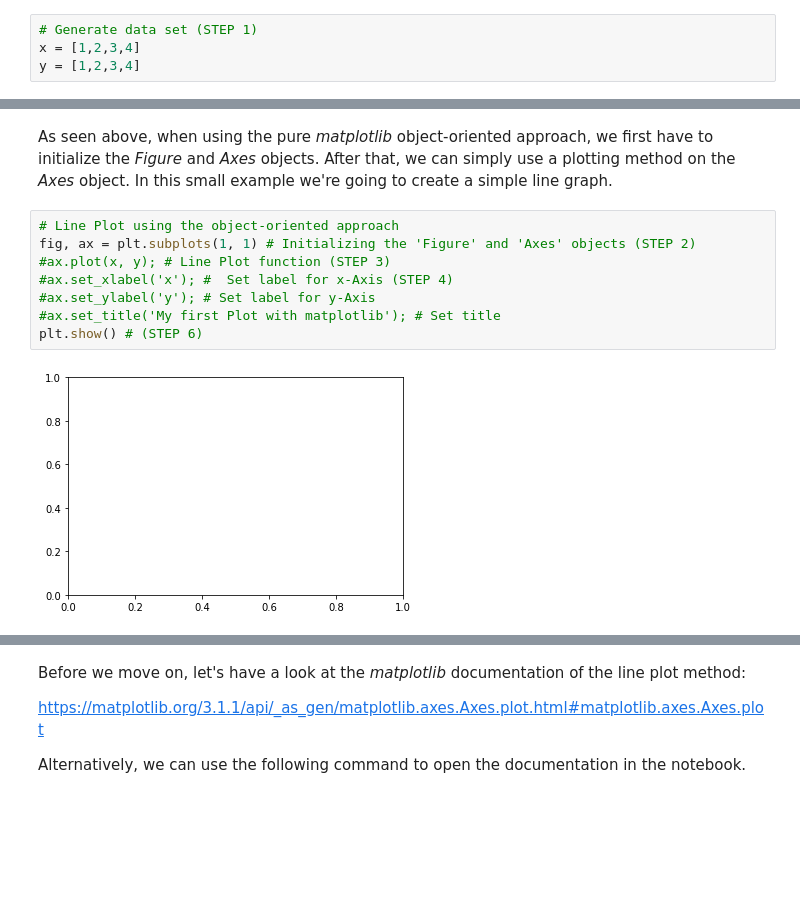
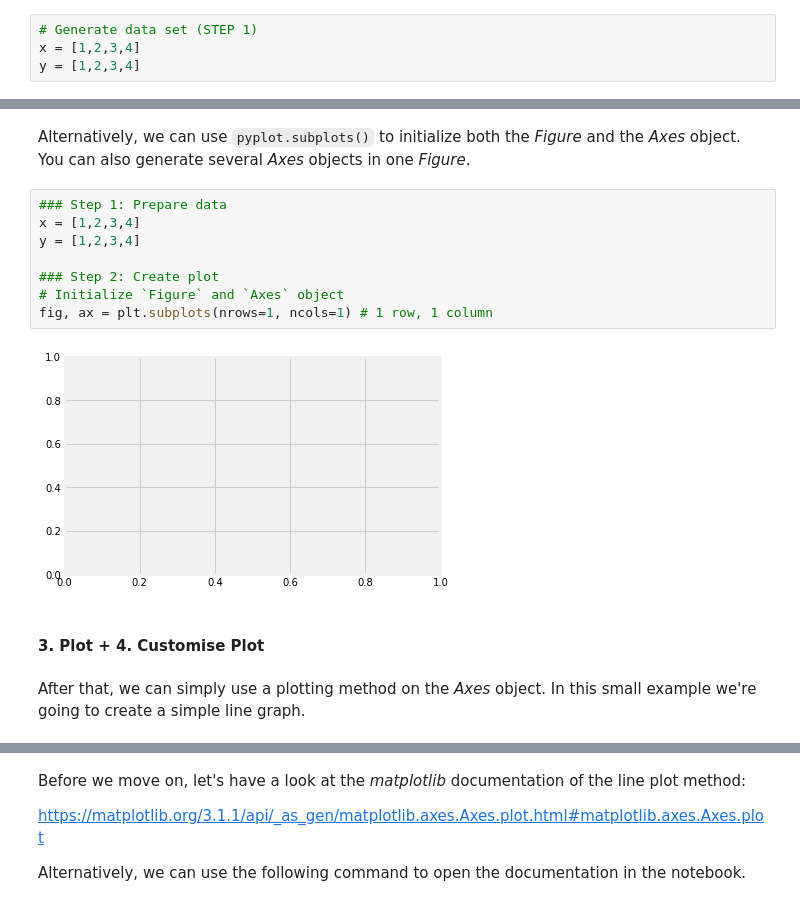
Before and after one commit to volkamerlab/ai_in_medicine, a Jupyter notebook: week1_session3_matplotlib.ipynb, the cells around one changed output, grey strips where cells are left out. Drawn from its saved outputs; the diff is of its cells as text; blank space fills up the shorter version.

```diff
--- a/week1_session3_matplotlib.ipynb
+++ b/week1_session3_matplotlib.ipynb
@@ -195,12 +199,16 @@ y = [1,2,3,4]
+# %% [markdown]
+Alternatively, we can use `pyplot.subplots()` to initialize both the *Figure* and the *Axes* object. You can also generate several *Axes* objects in one *Figure*.
+# %%
+### Step 1: Prepare data
+x = [1,2,3,4]
+y = [1,2,3,4]
+
+### Step 2: Create plot
+# Initialize `Figure` and `Axes` object
+fig, ax = plt.subplots(nrows=1, ncols=1) # 1 row, 1 column
+# %% [output]
+[figure, added]
+# %% [markdown]
+#### 3. Plot + 4. Customise Plot
 # %% [markdown]
-As seen above, when using the pure *matplotlib* object-oriented approach, we first have to initialize the *Figure* and *Axes* objects. After that, we can simply use a plotting method on the *Axes* object. In this small example we're going to create a simple line graph.
+After that, we can simply use a plotting method on the *Axes* object. In this small example we're going to create a simple line graph.
-# %%
-# Line Plot using the object-oriented approach
-fig, ax = plt.subplots(1, 1) # Initializing the 'Figure' and 'Axes' objects (STEP 2)
-#ax.plot(x, y); # Line Plot function (STEP 3)
-#ax.set_xlabel('x'); #  Set label for x-Axis (STEP 4)
-#ax.set_ylabel('y'); # Set label for y-Axis
-#ax.set_title('My first Plot with matplotlib'); # Set title
-plt.show() # (STEP 6)
-# %% [output]
-[figure, removed]
```
Also changed, not shown: parts of 54 cells of this notebook, 1 other file.
